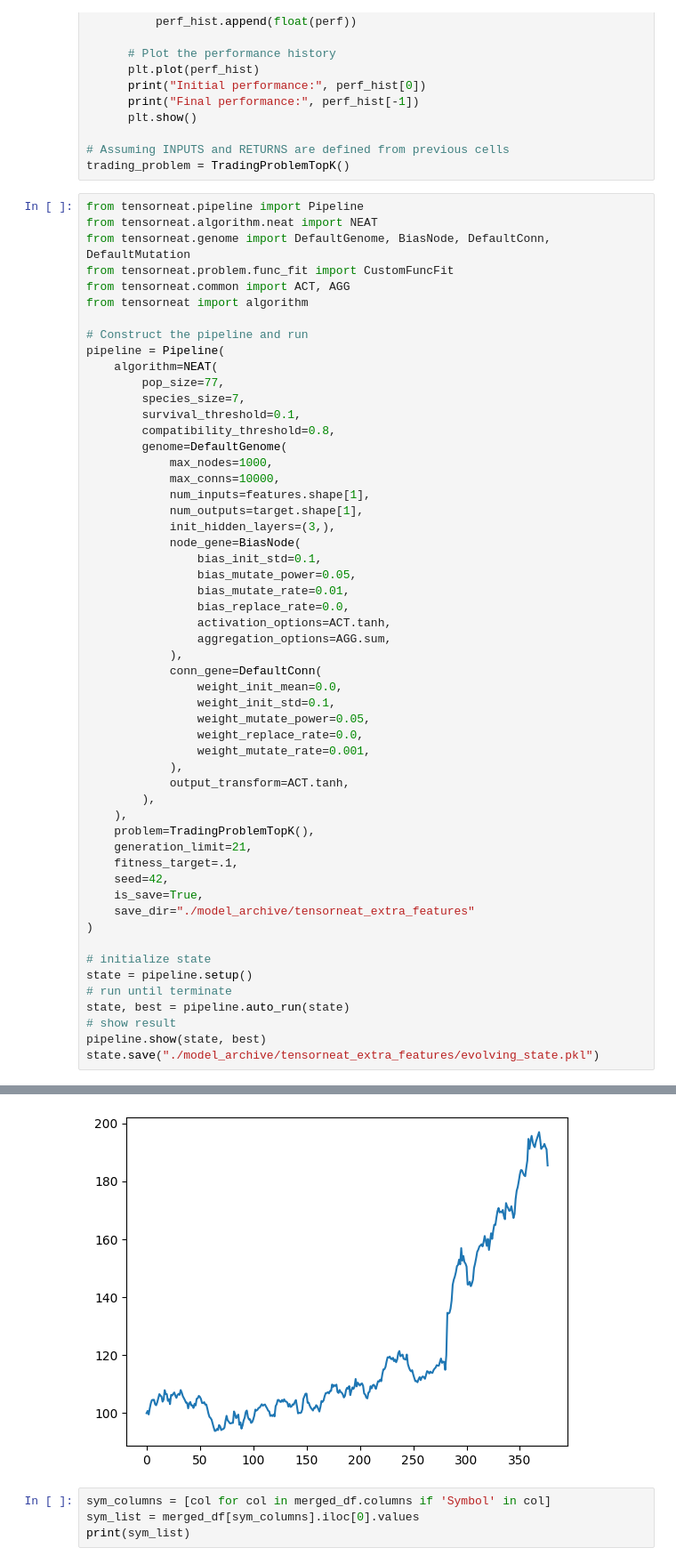
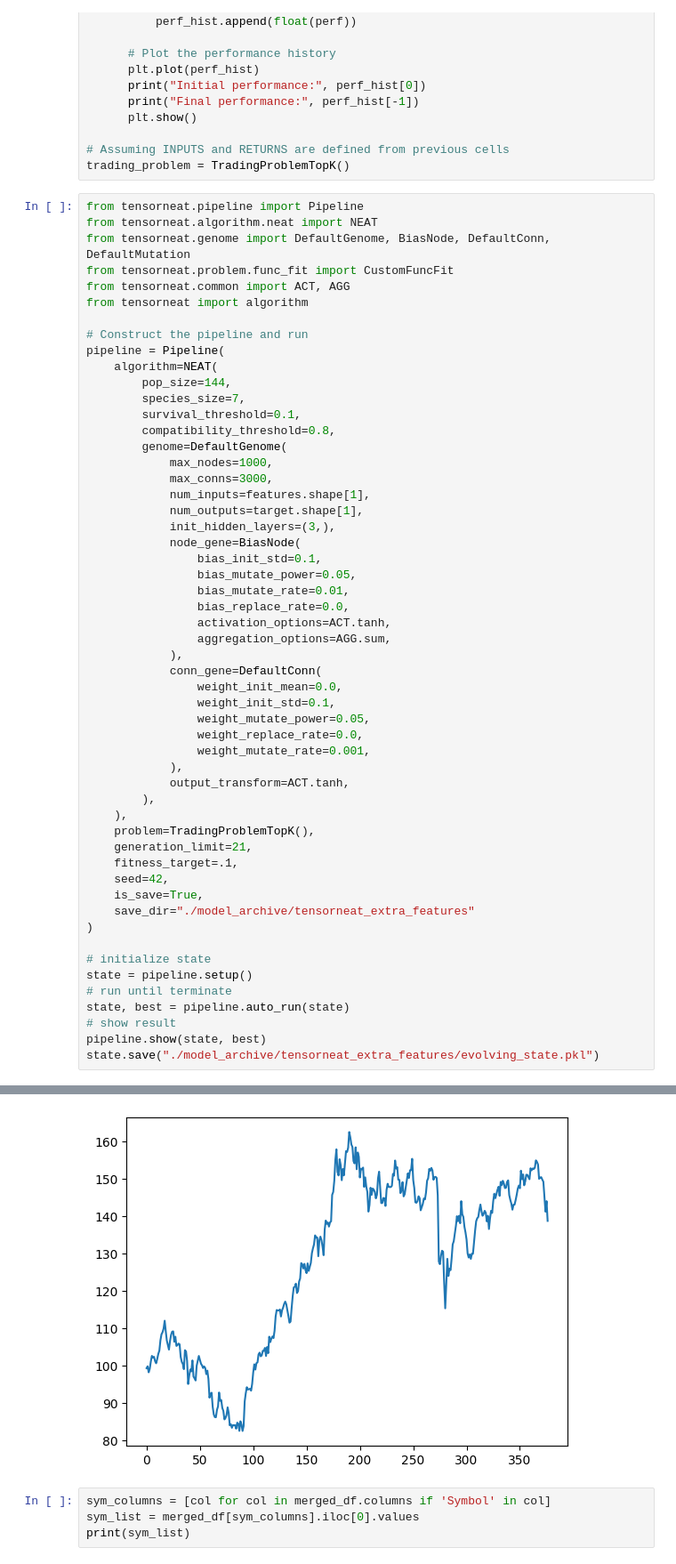
Before and after one commit to nickwilliamsdev/treetrader, a Jupyter notebook: tensorneat_ranknet_extrafeatures.ipynb, the cells around one changed output, grey strips where cells are left out. Shown at 89% size. Saved outputs shown, nothing was run; the diff lists cells and outputs as text.

```diff
--- a/tensorneat_ranknet_extrafeatures.ipynb
+++ b/tensorneat_ranknet_extrafeatures.ipynb
@@ -253,13 +253,13 @@ from tensorneat import algorithm
 # Construct the pipeline and run
 pipeline = Pipeline(
     algorithm=NEAT(
-        pop_size=77,
+        pop_size=144,
         species_size=7,
         survival_threshold=0.1,
         compatibility_threshold=0.8,
         genome=DefaultGenome(
             max_nodes=1000,
-            max_conns=10000,
+            max_conns=3000,
             num_inputs=features.shape[1],
             num_outputs=target.shape[1],
             init_hidden_layers=(3,),
@@ -317,4 +317,4 @@ Final performance: 185.40305758876468
-[figure, old version]
+[figure, new version]
 # %%
 sym_columns = [col for col in merged_df.columns if 'Symbol' in col]
 sym_list = merged_df[sym_columns].iloc[0].values
```
Also changed, not shown: parts of 5 cells of this notebook, 27 other files.
